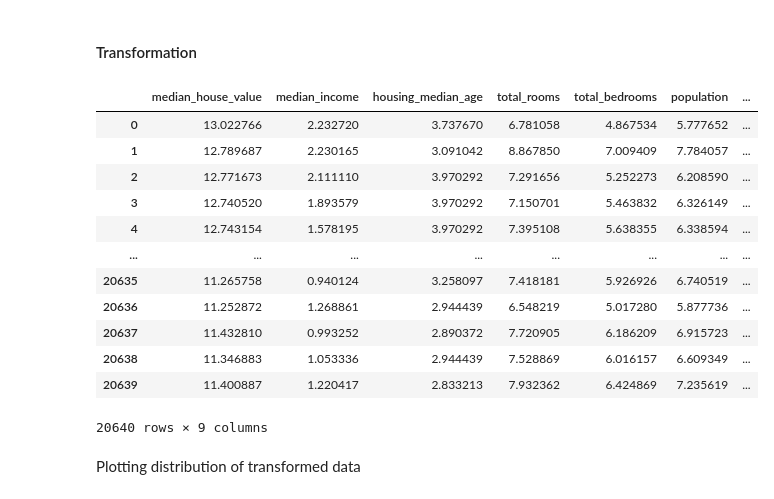
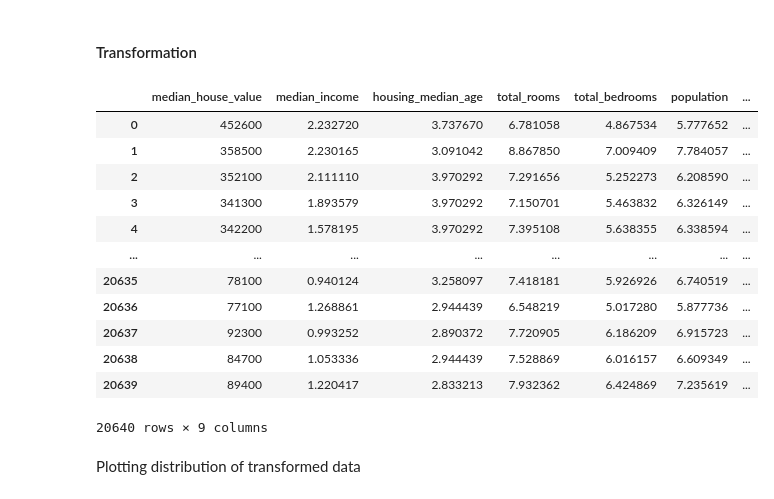
Before and after one commit to Yessirskiy/ZNEUS-25-Houses, a Jupyter notebook: main.ipynb, the cells around one changed output. Drawn from its saved outputs; the diff is of its cells as text; code cells hidden in the pictures.

```diff
--- a/main.ipynb
+++ b/main.ipynb
@@ -238,24 +238,24 @@ plt.show()
 # %% [markdown]
 #### Transformation
 # %%
-trans_cols = df.drop(columns=["longitude", "latitude"])
+trans_cols = df.drop(columns=["median_house_value", "longitude", "latitude"])
 trans_cols
 df_trans = df.copy()
 df_trans[trans_cols.columns] = np.log1p(df_trans[trans_cols.columns])
 df_trans
 # %% [output]
 |  | median_house_value | median_income | housing_median_age | total_rooms | total_bedrooms | population | ... |
-| 0 | 13.022766 | 2.232720 | 3.737670 | 6.781058 | 4.867534 | 5.777652 | ... |
-| 1 | 12.789687 | 2.230165 | 3.091042 | 8.867850 | 7.009409 | 7.784057 | ... |
-| 2 | 12.771673 | 2.111110 | 3.970292 | 7.291656 | 5.252273 | 6.208590 | ... |
-| 3 | 12.740520 | 1.893579 | 3.970292 | 7.150701 | 5.463832 | 6.326149 | ... |
-| 4 | 12.743154 | 1.578195 | 3.970292 | 7.395108 | 5.638355 | 6.338594 | ... |
+| 0 | 452600 | 2.232720 | 3.737670 | 6.781058 | 4.867534 | 5.777652 | ... |
+| 1 | 358500 | 2.230165 | 3.091042 | 8.867850 | 7.009409 | 7.784057 | ... |
+| 2 | 352100 | 2.111110 | 3.970292 | 7.291656 | 5.252273 | 6.208590 | ... |
+| 3 | 341300 | 1.893579 | 3.970292 | 7.150701 | 5.463832 | 6.326149 | ... |
+| 4 | 342200 | 1.578195 | 3.970292 | 7.395108 | 5.638355 | 6.338594 | ... |
 | ... | ... | ... | ... | ... | ... | ... | ... |
-| 20635 | 11.265758 | 0.940124 | 3.258097 | 7.418181 | 5.926926 | 6.740519 | ... |
-| 20636 | 11.252872 | 1.268861 | 2.944439 | 6.548219 | 5.017280 | 5.877736 | ... |
-| 20637 | 11.432810 | 0.993252 | 2.890372 | 7.720905 | 6.186209 | 6.915723 | ... |
-| 20638 | 11.346883 | 1.053336 | 2.944439 | 7.528869 | 6.016157 | 6.609349 | ... |
-| 20639 | 11.400887 | 1.220417 | 2.833213 | 7.932362 | 6.424869 | 7.235619 | ... |
+| 20635 | 78100 | 0.940124 | 3.258097 | 7.418181 | 5.926926 | 6.740519 | ... |
+| 20636 | 77100 | 1.268861 | 2.944439 | 6.548219 | 5.017280 | 5.877736 | ... |
+| 20637 | 92300 | 0.993252 | 2.890372 | 7.720905 | 6.186209 | 6.915723 | ... |
+| 20638 | 84700 | 1.053336 | 2.944439 | 7.528869 | 6.016157 | 6.609349 | ... |
+| 20639 | 89400 | 1.220417 | 2.833213 | 7.932362 | 6.424869 | 7.235619 | ... |
 20640 rows × 9 columns
 # %% [markdown]
 Plotting distribution of transformed data
```
Also changed, not shown: parts of 6 cells of this notebook, 2 other files.
